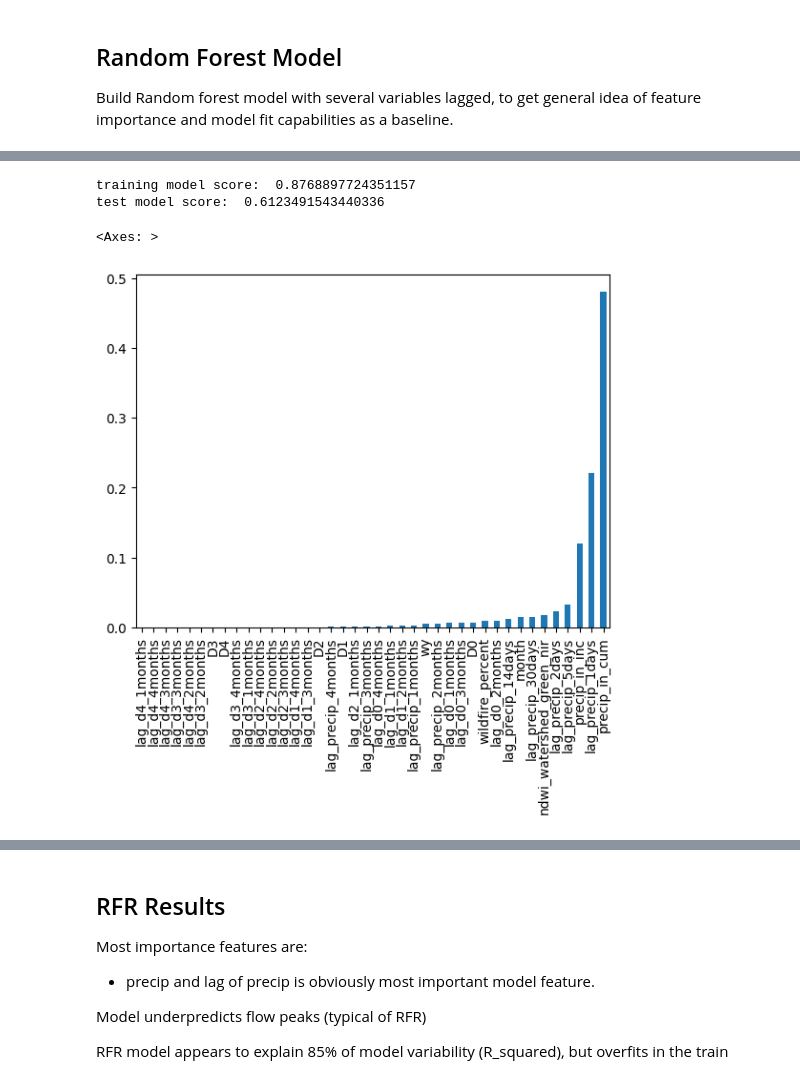
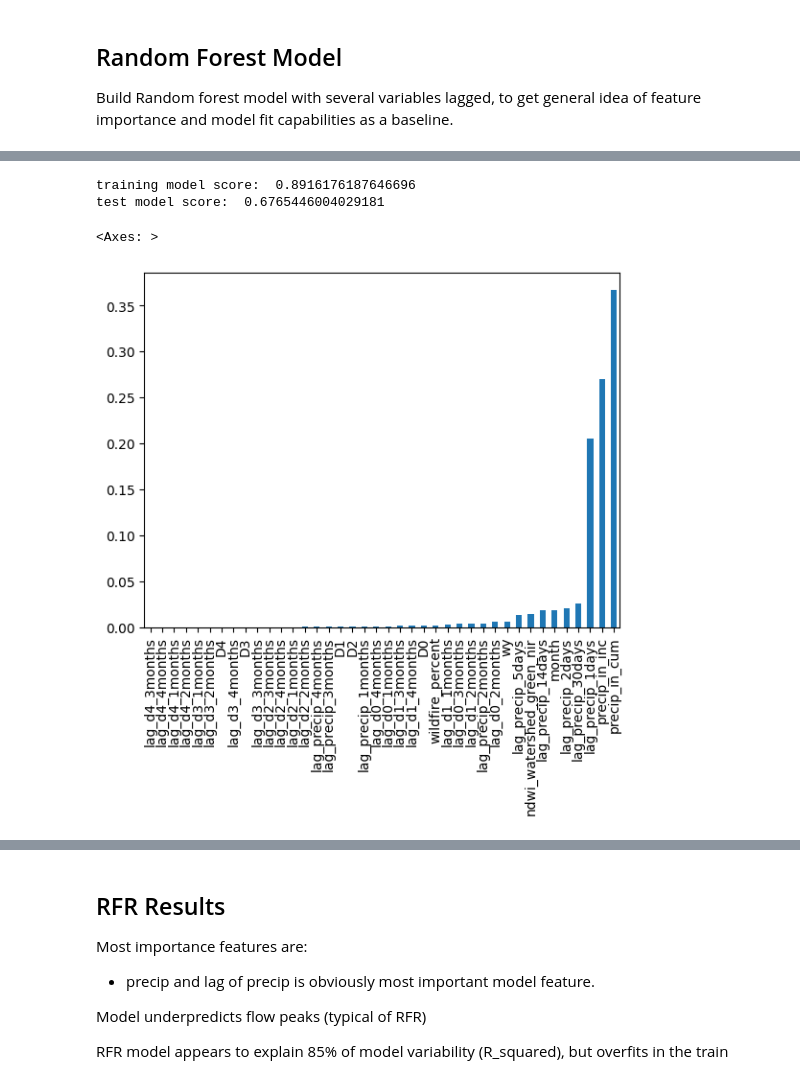
Before and after one commit to kpretz/San-Lorenzo-Flood-Prediction, a Jupyter notebook: 03_model.ipynb, the cells around one changed output, grey strips where cells are left out. Saved outputs shown, nothing was run; the diff lists cells and outputs as text; code cells hidden in the pictures.

```diff
--- a/03_model.ipynb
+++ b/03_model.ipynb
@@ -80,25 +80,25 @@ test model score:  0.6213650756976732
 # %%
-X = data_rfr.drop(['q_cfs_peak_SC_int', 'q_cfs_peak_BT_int', 'cy'], axis=1)
+X = data_rfr.drop(['stage_ft_BT', 'stage_ft_SC', 'flood_stage_SC', 'flood_stage_BT', 'q_cfs_peak_SC_int', 'q_cfs_peak_BT_int', 'cy'], axis=1)
 y = data_rfr['q_cfs_peak_BT_int']
 X_train_BT, X_test_BT, y_train_BT, y_test_BT = train_test_split(X, y, test_size=0.2, random_state=777)
 
 rfr = RandomForestRegressor(max_depth=5, n_estimators=100, random_state=777)
 rfr.fit(X_train_BT, y_train_BT)
 y_pred_BT = rfr.predict(X_test_BT)
 print('training model score: ', rfr.score(X_train_BT, y_train_BT))
 print('test model score: ', rfr.score(X_test_BT, y_test_BT))
 
 #next, we'll take a look at feature importance
 importances = rfr.feature_importances_
 forest_importances = pd.Series(importances, index=X_train_BT.columns)
 
 fig, ax = plt.subplots()
 forest_importances.sort_values().plot.bar(ax=ax)
 # %% [output]
-training model score:  0.8768897724351157
-test model score:  0.6123491543440336
+training model score:  0.8916176187646696
+test model score:  0.6765446004029181
 <Axes: >
-[figure, old version]
+[figure, new version]
 # %%
 ## plot results
 f, (ax1, ax2) = plt.subplots(1, 2, figsize=(12, 5))
```
Also changed, not shown: parts of 17 cells of this notebook.
